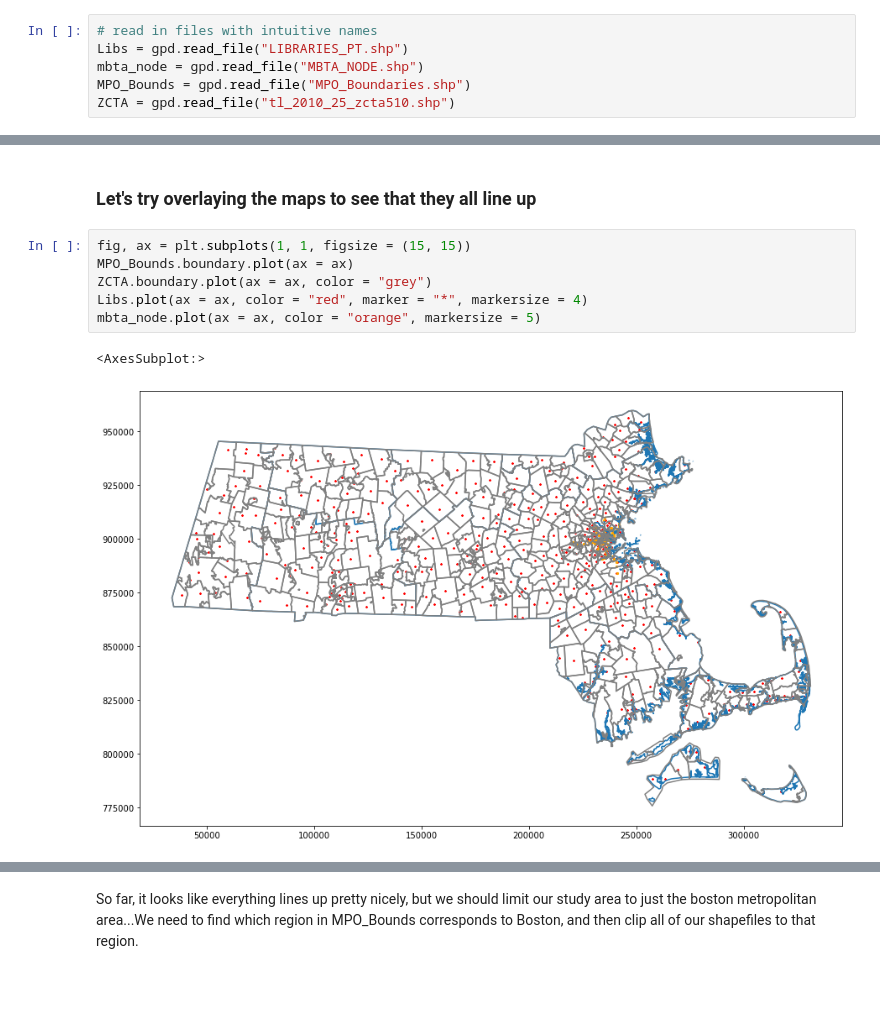
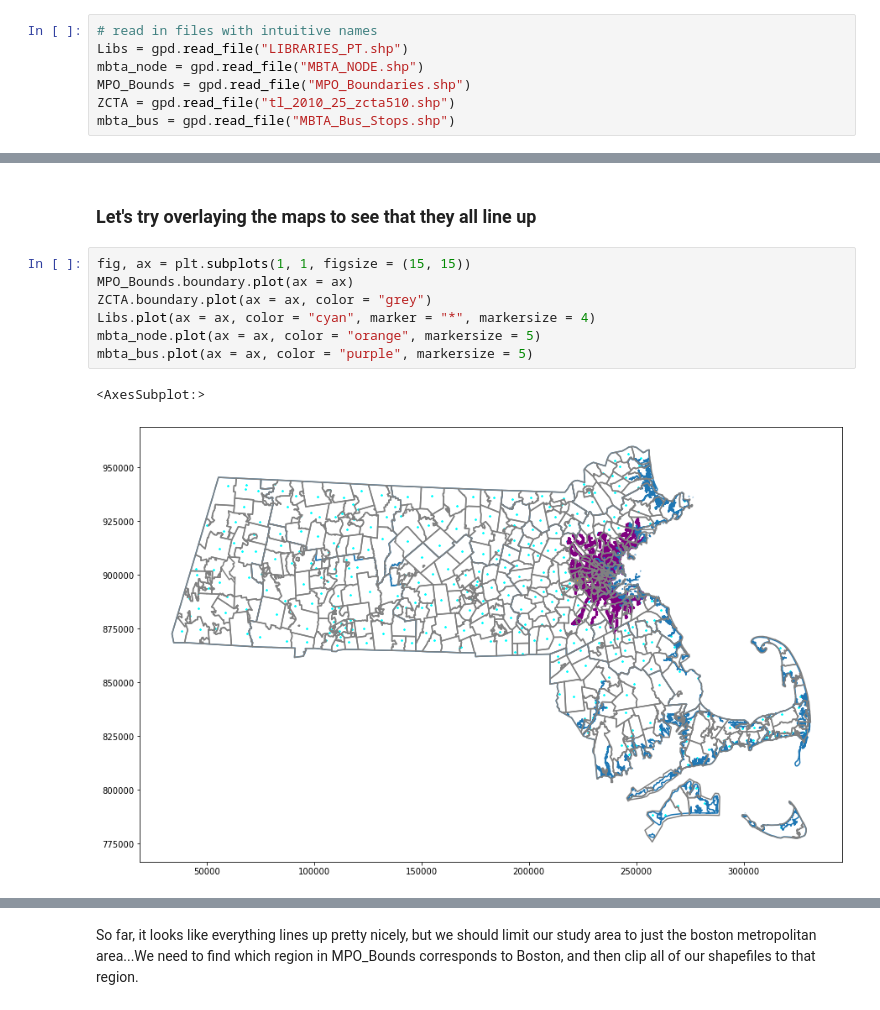
Before and after one commit to kschip97/uep239FinalProj, a Jupyter notebook: notebooks/uep239_FinalProj_SchipperKees.ipynb, the cells around one changed output, grey strips where cells are left out. Saved outputs shown, nothing was run; the diff lists cells and outputs as text.

```diff
--- a/notebooks/uep239_FinalProj_SchipperKees.ipynb
+++ b/notebooks/uep239_FinalProj_SchipperKees.ipynb
@@ -144,6 +152,7 @@ Libs = gpd.read_file("LIBRARIES_PT.shp")
 mbta_node = gpd.read_file("MBTA_NODE.shp")
 MPO_Bounds = gpd.read_file("MPO_Boundaries.shp")
 ZCTA = gpd.read_file("tl_2010_25_zcta510.shp")
+mbta_bus = gpd.read_file("MBTA_Bus_Stops.shp")
 # %% [markdown]
 See what the CRS values are for each of our shapefiles
 # %%
@@ -170,9 +181,10 @@ epsg:26986
 # %%
 fig, ax = plt.subplots(1, 1, figsize = (15, 15))
 MPO_Bounds.boundary.plot(ax = ax)
 ZCTA.boundary.plot(ax = ax, color = "grey")
-Libs.plot(ax = ax, color = "red", marker = "*", markersize = 4)
+Libs.plot(ax = ax, color = "cyan", marker = "*", markersize = 4)
 mbta_node.plot(ax = ax, color = "orange", markersize = 5)
+mbta_bus.plot(ax = ax, color = "purple", markersize = 5)
 # %% [output]
 <AxesSubplot:>
-[figure, old version]
+[figure, new version]
```
Also changed, not shown: parts of 18 cells of this notebook, 8 other files.
